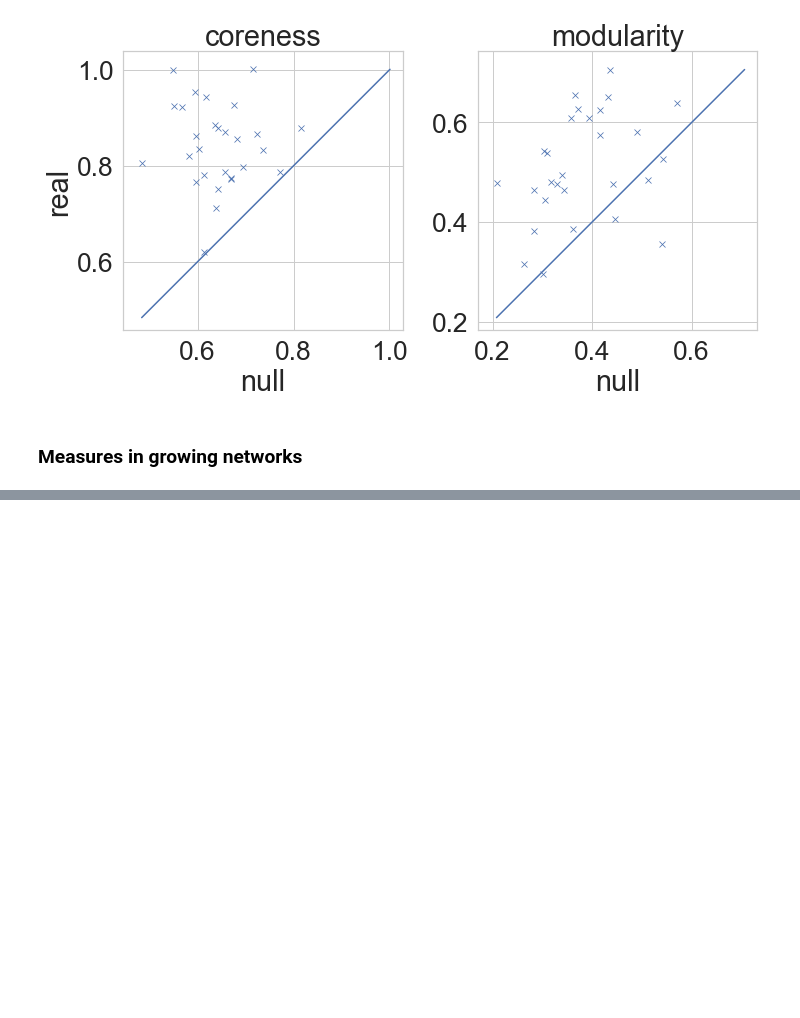
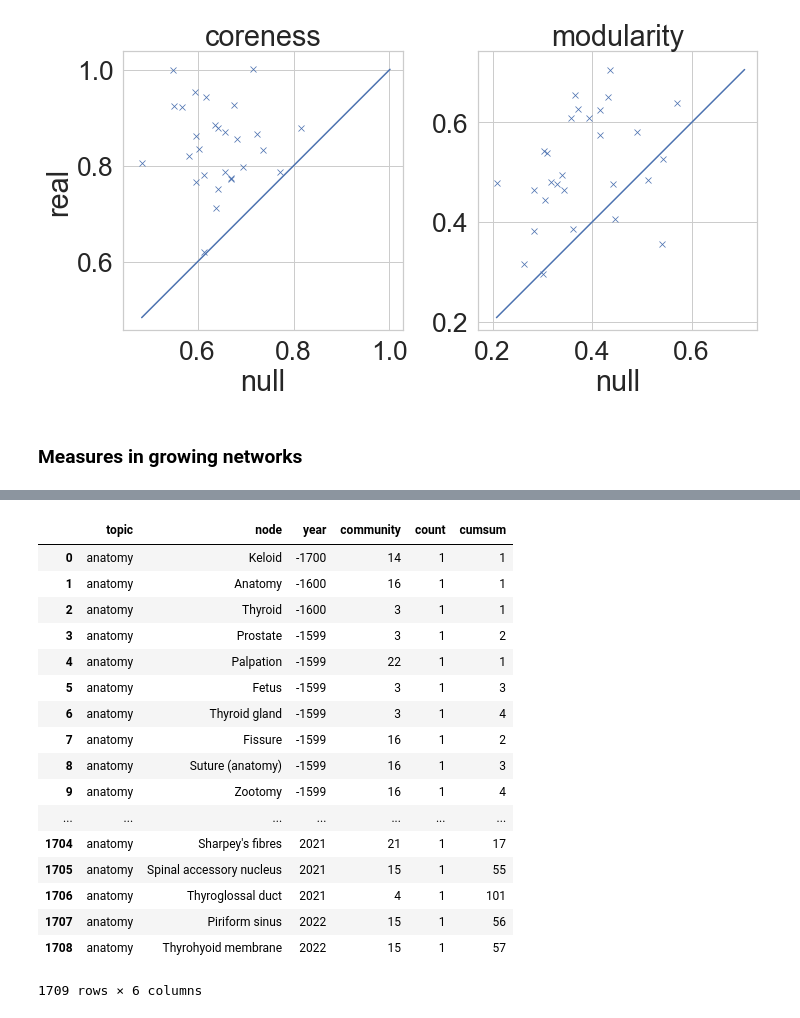
Before and after one commit to harangju/wikinet, a Jupyter notebook: analysis/analyze-network-measures.ipynb, the cells around one changed output, grey strips where cells are left out. Saved outputs shown, nothing was run; the diff lists cells and outputs as text; code cells hidden in the pictures; blank space fills up the shorter version.

```diff
--- a/analysis/analyze-network-measures.ipynb
+++ b/analysis/analyze-network-measures.ipynb
@@ -291,0 +332,28 @@ axs[1].set(xlabel='null', aspect='equal');
+# %%
+pd.options.display.max_rows = 100
+# %%
+data = count_comm.copy()
+data = data.sort_values(by=['topic','year'])\
+           .reset_index(drop=True)
+data['cumsum'] = data.groupby(['topic','community'])['count']\
+                     .transform(pd.Series.cumsum)
+data
+# %% [output]
+|  | topic | node | year | community | count | cumsum |
+| 0 | anatomy | Keloid | -1700 | 14 | 1 | 1 |
+| 1 | anatomy | Anatomy | -1600 | 16 | 1 | 1 |
+| 2 | anatomy | Thyroid | -1600 | 3 | 1 | 1 |
+| 3 | anatomy | Prostate | -1599 | 3 | 1 | 2 |
+| 4 | anatomy | Palpation | -1599 | 22 | 1 | 1 |
+| 5 | anatomy | Fetus | -1599 | 3 | 1 | 3 |
+| 6 | anatomy | Thyroid gland | -1599 | 3 | 1 | 4 |
+| 7 | anatomy | Fissure | -1599 | 16 | 1 | 2 |
+| 8 | anatomy | Suture (anatomy) | -1599 | 16 | 1 | 3 |
+| 9 | anatomy | Zootomy | -1599 | 16 | 1 | 4 |
+| ... | ... | ... | ... | ... | ... | ... |
+| 1704 | anatomy | Sharpey's fibres | 2021 | 21 | 1 | 17 |
+| 1705 | anatomy | Spinal accessory nucleus | 2021 | 15 | 1 | 55 |
+| 1706 | anatomy | Thyroglossal duct | 2021 | 4 | 1 | 101 |
+| 1707 | anatomy | Piriform sinus | 2022 | 15 | 1 | 56 |
+| 1708 | anatomy | Thyrohyoid membrane | 2022 | 15 | 1 | 57 |
+1709 rows × 6 columns
```
Also changed, not shown: parts of 5 cells of this notebook, 1 other file.
